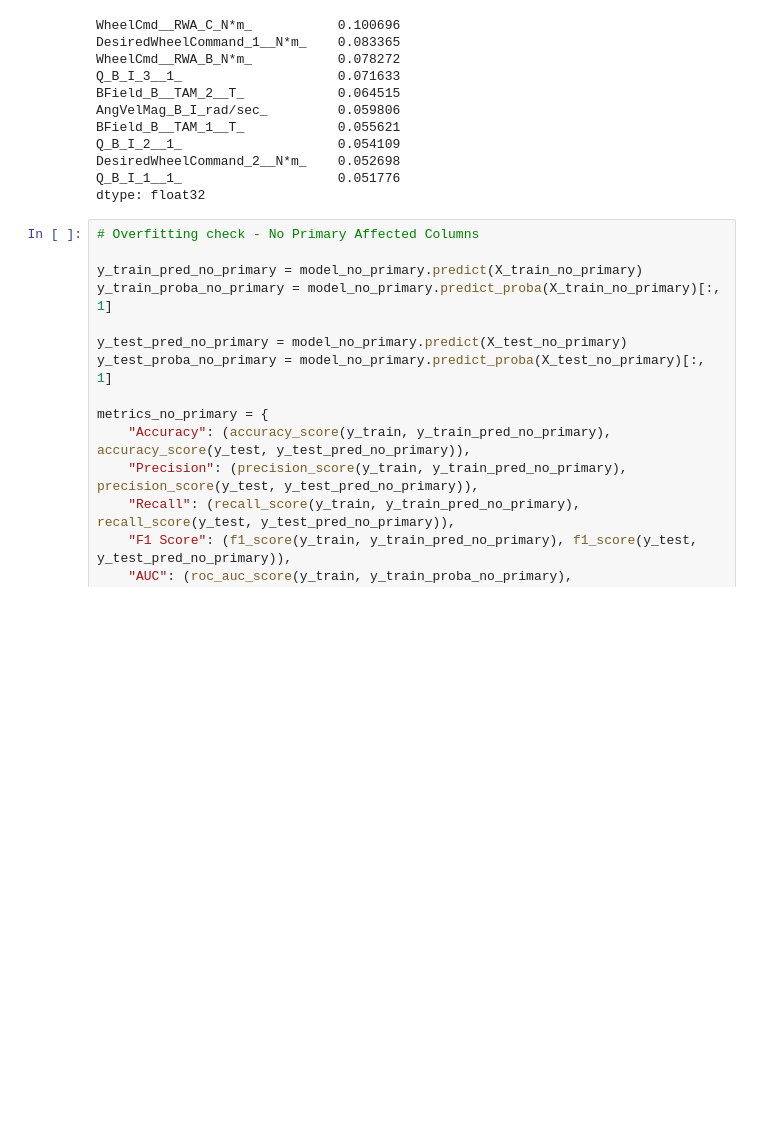
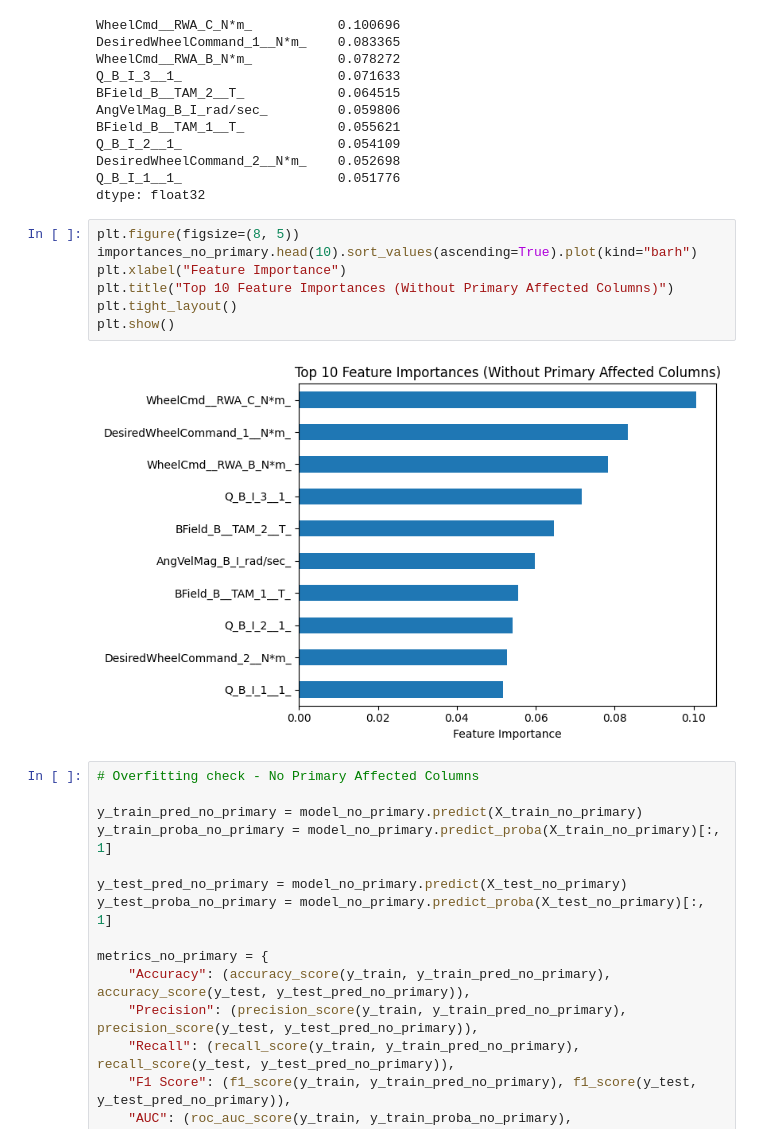
Before and after one commit to bernadlger/space-cyber-anomaly-detection, a Jupyter notebook: notebooks/03_binary_classification.ipynb, the cells around one changed output. Saved outputs shown, nothing was run; the diff lists cells and outputs as text; blank space fills up the shorter version.

```diff
--- a/notebooks/03_binary_classification.ipynb
+++ b/notebooks/03_binary_classification.ipynb
@@ -305,6 +296,15 @@ Q_B_I_2__1_                    0.054109
 DesiredWheelCommand_2__N*m_    0.052698
 Q_B_I_1__1_                    0.051776
 dtype: float32
+# %%
+plt.figure(figsize=(8, 5))
+importances_no_primary.head(10).sort_values(ascending=True).plot(kind="barh")
+plt.xlabel("Feature Importance")
+plt.title("Top 10 Feature Importances (Without Primary Affected Columns)")
+plt.tight_layout()
+plt.show()
+# %% [output]
+[figure, added]
 # %%
 # Overfitting check - No Primary Affected Columns
 
```
Also changed, not shown: parts of 15 cells of this notebook.
